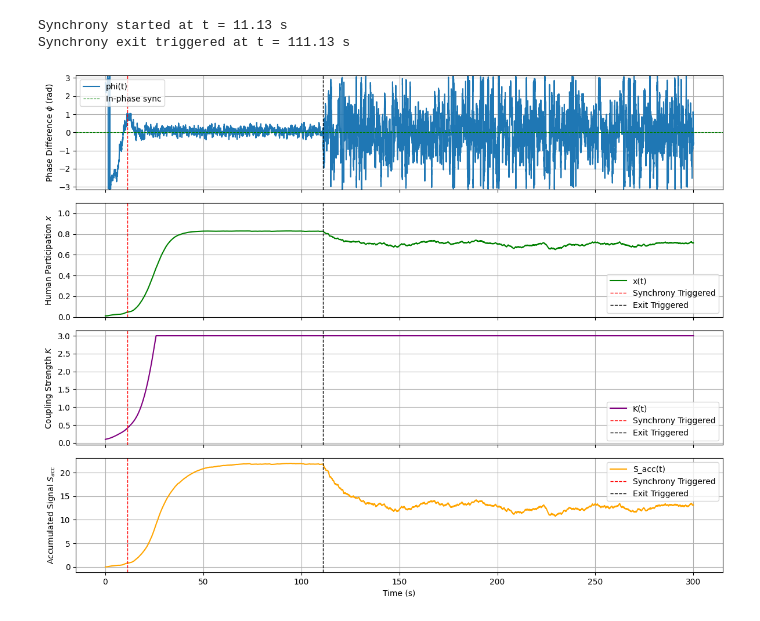
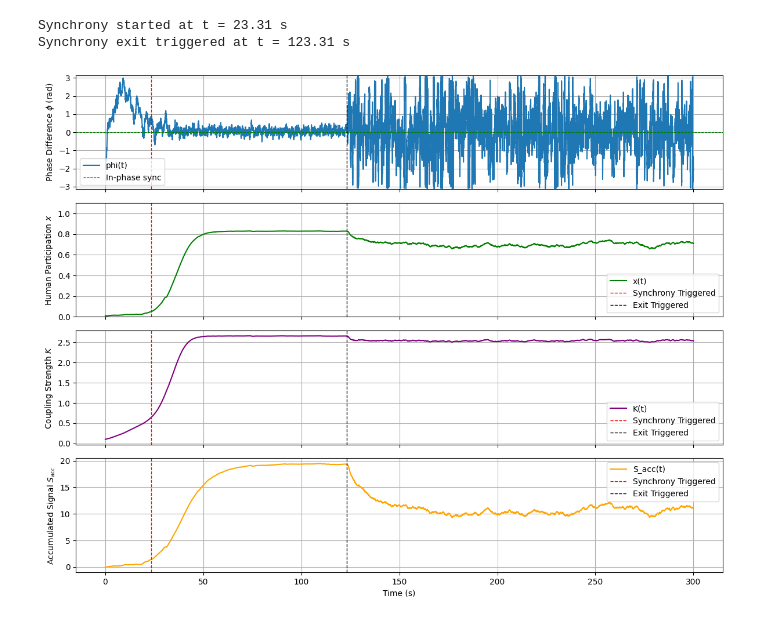
Before and after one commit to ggfard/human-honeyguide-communication-model, a Jupyter notebook: Copy_of_Updating_H_H_model_.ipynb, the cells around one changed output. Cells and saved outputs as stored; diff of their text form; code cells hidden in the pictures.

```diff
--- a/Copy_of_Updating_H_H_model_.ipynb
+++ b/Copy_of_Updating_H_H_model_.ipynb
@@ -28,7 +28,7 @@ import matplotlib.pyplot as plt
 delta_w = 0.4      # Difference in intrinsic frequencies (rad/s)
 K_max = 3.0        # Maximum coupling strength (rad/s)
 beta = 0.2         # Growth rate for K
-delta = 0.0        # Decay rate for K
+delta = 0.3        # Decay rate for K
 r = 0.3            # Growth rate for x
 #alpha = 0.95
 G = 0.75           # Gain for the accumulated signal
@@ -151,33 +151,33 @@ axs[1].set_ylim(0, 1.1)
 if sync_triggered:
     axs[1].axvline(sync_time, color='r', linestyle='--', linewidth=1, label='Synchrony Triggered')
 if exit_triggered:
     axs[1].axvline(exit_time, color='k', linestyle='--', linewidth=1, label='Exit Triggered')
 axs[1].legend()
 axs[1].grid(True)
 
 
 axs[2].plot(time, K, label='K(t)', color='purple')
 axs[2].set_ylabel('Coupling Strength $K$')
 if sync_triggered:
     axs[2].axvline(sync_time, color='r', linestyle='--', linewidth=1, label='Synchrony Triggered')
 if exit_triggered:
     axs[2].axvline(exit_time, color='k', linestyle='--', linewidth=1, label='Exit Triggered')
 axs[2].legend()
 axs[2].grid(True)
 
 
 axs[3].plot(time, S_acc, label='S_acc(t)', color='orange')
 axs[3].set_ylabel('Accumulated Signal $S_{acc}$')
 axs[3].set_xlabel('Time (s)')
 if sync_triggered:
     axs[3].axvline(sync_time, color='r', linestyle='--', linewidth=1, label='Synchrony Triggered')
 if exit_triggered:
     axs[3].axvline(exit_time, color='k', linestyle='--', linewidth=1, label='Exit Triggered')
 axs[3].legend()
 axs[3].grid(True)
 
 plt.tight_layout(rect=[0, 0.03, 1, 0.96])
 # %% [output]
-Synchrony started at t = 11.13 s
-Synchrony exit triggered at t = 111.13 s
+Synchrony started at t = 23.31 s
+Synchrony exit triggered at t = 123.31 s
-[figure, old version]
+[figure, new version]
```
Also changed, not shown: parts of 4 cells of this notebook.
